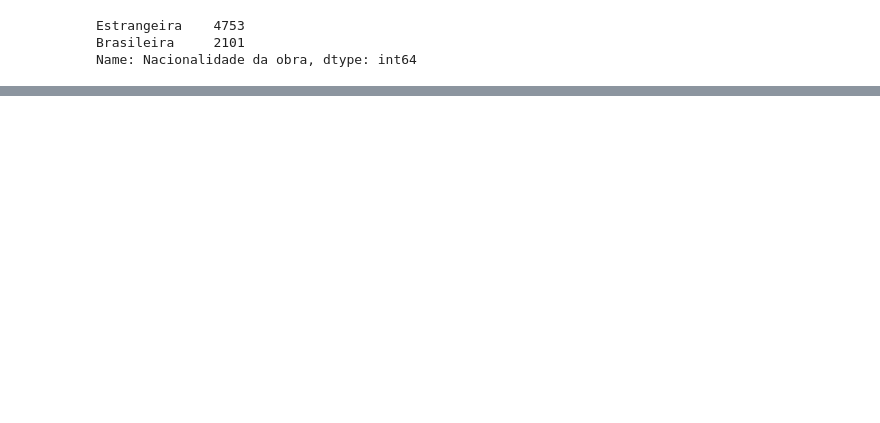
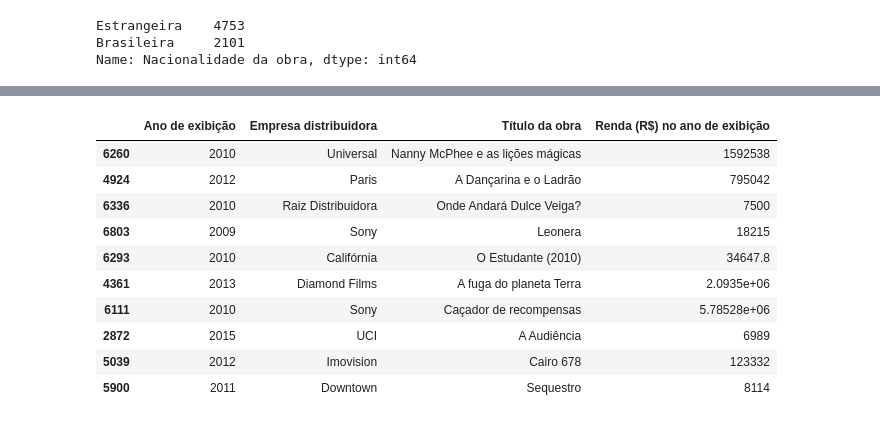
Before and after one commit to V1L3La/Learning-An-lise-de-Dados-em-Python, a Jupyter notebook: Filmes_no_Brasil_2009_2019_Análise_de_Dados_em_Python_Aula_01.ipynb, the cells around one changed output, grey strips where cells are left out. Cells and saved outputs as stored; diff of their text form; code cells hidden in the pictures; blank space fills up the shorter version.

```diff
--- a/Filmes_no_Brasil_2009_2019_Análise_de_Dados_em_Python_Aula_01.ipynb
+++ b/Filmes_no_Brasil_2009_2019_Análise_de_Dados_em_Python_Aula_01.ipynb
@@ -404,0 +453,14 @@ SyntaxError: ignored
+# %%
+df[['Ano de exibição','Empresa distribuidora','Título da obra',"Renda (R$) no ano de exibição"]].sample(10)
+# %% [output]
+|  | Ano de exibição | Empresa distribuidora | Título da obra | Renda (R$) no ano de exibição |
+| 6260 | 2010 | Universal | Nanny McPhee e as lições mágicas | 1592538 |
+| 4924 | 2012 | Paris | A Dançarina e o Ladrão | 795042 |
+| 6336 | 2010 | Raiz Distribuidora | Onde Andará Dulce Veiga? | 7500 |
+| 6803 | 2009 | Sony | Leonera | 18215 |
+| 6293 | 2010 | Califórnia | O Estudante (2010) | 34647.8 |
+| 4361 | 2013 | Diamond Films | A fuga do planeta Terra | 2.0935e+06 |
+| 6111 | 2010 | Sony | Caçador de recompensas | 5.78528e+06 |
+| 2872 | 2015 | UCI | A Audiência | 6989 |
+| 5039 | 2012 | Imovision | Cairo 678 | 123332 |
+| 5900 | 2011 | Downtown | Sequestro | 8114 |
```
Also changed, not shown: parts of 8 cells of this notebook.
